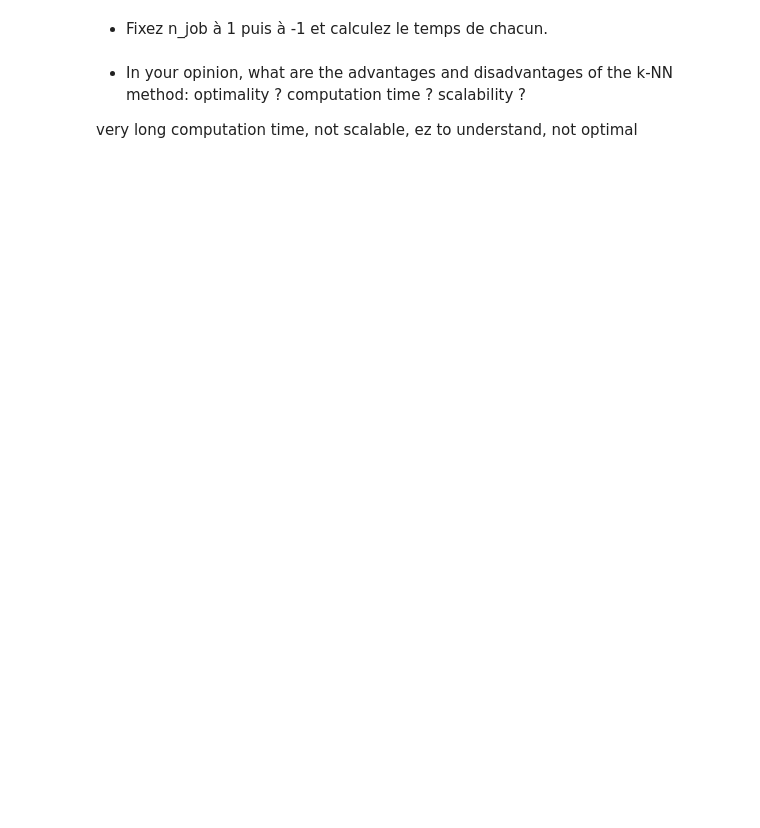
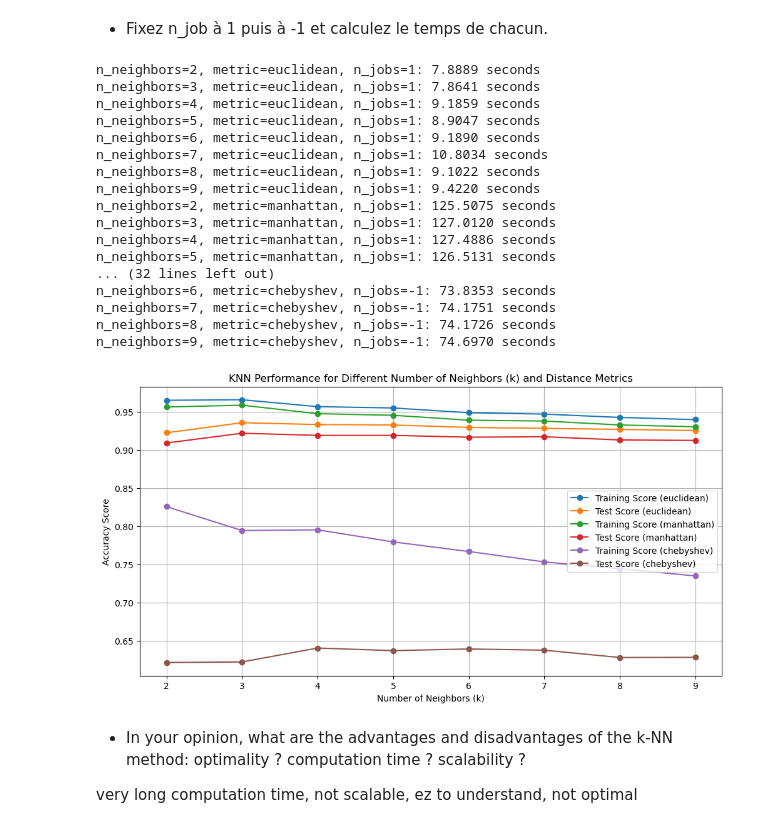
Before and after one commit to UnnamedPixel/supervised_learning, a Jupyter notebook: supervised_learning_Bobillot_Pinel.ipynb, the cells around one changed output. Drawn from its saved outputs; the diff is of its cells as text; code cells hidden in the pictures; blank space fills up the shorter version.

Commit message:
add figures, html contening all graph, log file (.txt) with running time

```diff
--- a/supervised_learning_Bobillot_Pinel.ipynb
+++ b/supervised_learning_Bobillot_Pinel.ipynb
@@ -486,6 +525,7 @@ for j, distance_metric in enumerate(distance_metrics):
         # Initialize scores for each iteration of k-fold
         scores_test_kfold = []
         scores_train_kfold = []
+        start_time = time.time()
 
         # Iterate through the folds
         for train_index, test_index in kf.split(x_reduced_ds, y_reduced_ds):
@@ -496,9 +536,9 @@ for j, distance_metric in enumerate(distance_metrics):
             knn = neighbors.KNeighborsClassifier(n_neighbors=nb_voisin, metric=distance_metric, n_jobs=1)
 
             # Measure the time taken for fitting with n_jobs=1
-            start_time = time.time()
             knn.fit(X_train, y_train)
-            elapsed_time = time.time() - start_time
+
+
 
             # Evaluate the model on the test set
             score_test = knn.score(X_test, y_test)
@@ -508,10 +548,12 @@ for j, distance_metric in enumerate(distance_metrics):
             score_train = knn.score(X_train, y_train)
             scores_train_kfold.append(score_train)
 
+        end_time = time.time()
         # Average scores over all folds
         scores_test[j, i] = np.mean(scores_test_kfold)
         scores_train[j, i] = np.mean(scores_train_kfold)
 
+        elapsed_time = end_time - start_time
         print(f"n_neighbors={nb_voisin}, metric={distance_metric}, n_jobs=1: {elapsed_time:.4f} seconds")
 
 # Repeat the process for n_jobs=-1
@@ -519,6 +561,7 @@ for j, distance_metric in enumerate(distance_metrics):
     for i, nb_voisin in enumerate(vec_nb_voisin):
         scores_test_kfold = []
         scores_train_kfold = []
+        start_time = time.time()
 
         for train_index, test_index in kf.split(x_reduced_ds, y_reduced_ds):
             X_train, X_test = x_reduced_ds[train_index], x_reduced_ds[test_index]
@@ -528,37 +571,58 @@ for j, distance_metric in enumerate(distance_metrics):
             knn = neighbors.KNeighborsClassifier(n_neighbors=nb_voisin, metric=distance_metric, n_jobs=-1)
 
             # Measure the time taken for fitting with n_jobs=-1
-            start_time = time.time()
             knn.fit(X_train, y_train)
-            elapsed_time = time.time() - start_time
 
             # Evaluate the model on the test set
             score_test = knn.score(X_test, y_test)
             scores_test_kfold.append(score_test)
 
             # Evaluate the model on the training set
             score_train = knn.score(X_train, y_train)
             scores_train_kfold.append(score_train)
 
+        end_time = time.time()
+
         # Average scores over all folds
         scores_test[j, i] = np.mean(scores_test_kfold)
         scores_train[j, i] = np.mean(scores_train_kfold)
+
+        elapsed_time = end_time - start_time
 
         print(f"n_neighbors={nb_voisin}, metric={distance_metric}, n_jobs=-1: {elapsed_time:.4f} seconds")
 
 # Plot the results for each distance metric
 plt.figure(figsize=(12, 6))
 
 for j, distance_metric in enumerate(distance_metrics):
     plt.plot(vec_nb_voisin, scores_train[j, :], label=f'Training Score ({distance_metric})', marker='o')
     plt.plot(vec_nb_voisin, scores_test[j, :], label=f'Test Score ({distance_metric})', marker='o')
 
 plt.title('KNN Performance for Different Number of Neighbors (k) and Distance Metrics')
 plt.xlabel('Number of Neighbors (k)')
 plt.ylabel('Accuracy Score')
 plt.legend()
 plt.grid(True)
 plt.show()
+# %% [output]
+n_neighbors=2, metric=euclidean, n_jobs=1: 7.8889 seconds
+n_neighbors=3, metric=euclidean, n_jobs=1: 7.8641 seconds
+n_neighbors=4, metric=euclidean, n_jobs=1: 9.1859 seconds
+n_neighbors=5, metric=euclidean, n_jobs=1: 8.9047 seconds
+n_neighbors=6, metric=euclidean, n_jobs=1: 9.1890 seconds
+n_neighbors=7, metric=euclidean, n_jobs=1: 10.8034 seconds
+n_neighbors=8, metric=euclidean, n_jobs=1: 9.1022 seconds
+n_neighbors=9, metric=euclidean, n_jobs=1: 9.4220 seconds
+n_neighbors=2, metric=manhattan, n_jobs=1: 125.5075 seconds
+n_neighbors=3, metric=manhattan, n_jobs=1: 127.0120 seconds
+n_neighbors=4, metric=manhattan, n_jobs=1: 127.4886 seconds
+n_neighbors=5, metric=manhattan, n_jobs=1: 126.5131 seconds
+... (32 lines left out)
+n_neighbors=6, metric=chebyshev, n_jobs=-1: 73.8353 seconds
+n_neighbors=7, metric=chebyshev, n_jobs=-1: 74.1751 seconds
+n_neighbors=8, metric=chebyshev, n_jobs=-1: 74.1726 seconds
+n_neighbors=9, metric=chebyshev, n_jobs=-1: 74.6970 seconds
+[figure, added]
 # %% [markdown]
 - In your opinion, what are the advantages and disadvantages of the k-NN method: optimality ? computation time ? scalability ?
 
```
Also changed, not shown: parts of 8 cells of this notebook, 4 other files.
